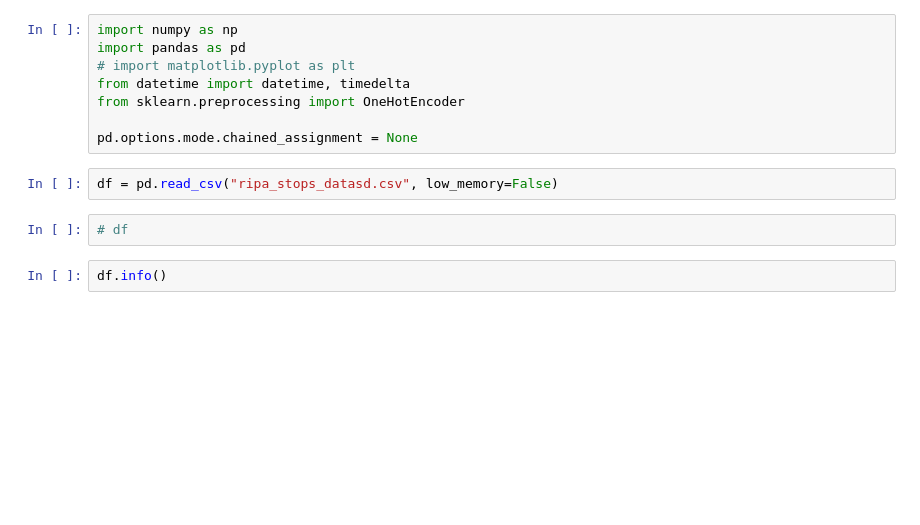
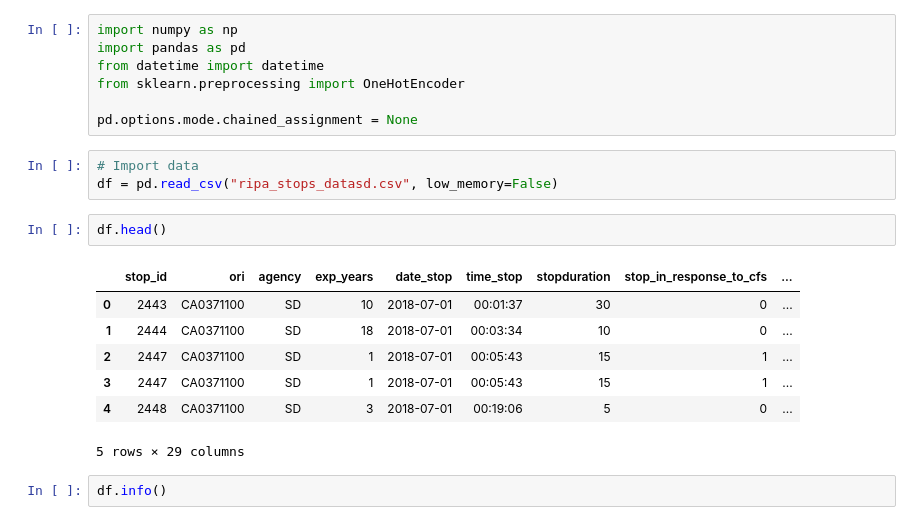
Before and after one commit to bao153/118b-twenty, a Jupyter notebook: preprocess.ipynb, the cells around one changed output. Cells and saved outputs as stored; diff of their text form; blank space fills up the shorter version.

```diff
--- a/preprocess.ipynb
+++ b/preprocess.ipynb
@@ -1,15 +1,23 @@
 # %%
 import numpy as np
 import pandas as pd
-# import matplotlib.pyplot as plt
-from datetime import datetime, timedelta
+from datetime import datetime
 from sklearn.preprocessing import OneHotEncoder
 
 pd.options.mode.chained_assignment = None
 # %%
+# Import data
 df = pd.read_csv("ripa_stops_datasd.csv", low_memory=False)
-# %%
-# df
+# %%
+df.head()
+# %% [output]
+|  | stop_id | ori | agency | exp_years | date_stop | time_stop | stopduration | stop_in_response_to_cfs | ... |
+| 0 | 2443 | CA0371100 | SD | 10 | 2018-07-01 | 00:01:37 | 30 | 0 | ... |
+| 1 | 2444 | CA0371100 | SD | 18 | 2018-07-01 | 00:03:34 | 10 | 0 | ... |
+| 2 | 2447 | CA0371100 | SD | 1 | 2018-07-01 | 00:05:43 | 15 | 1 | ... |
+| 3 | 2447 | CA0371100 | SD | 1 | 2018-07-01 | 00:05:43 | 15 | 1 | ... |
+| 4 | 2448 | CA0371100 | SD | 3 | 2018-07-01 | 00:19:06 | 5 | 0 | ... |
+5 rows × 29 columns
 # %%
 df.info()
 # %% [output]
```
Also changed, not shown: parts of 33 cells of this notebook, 1 other file.
